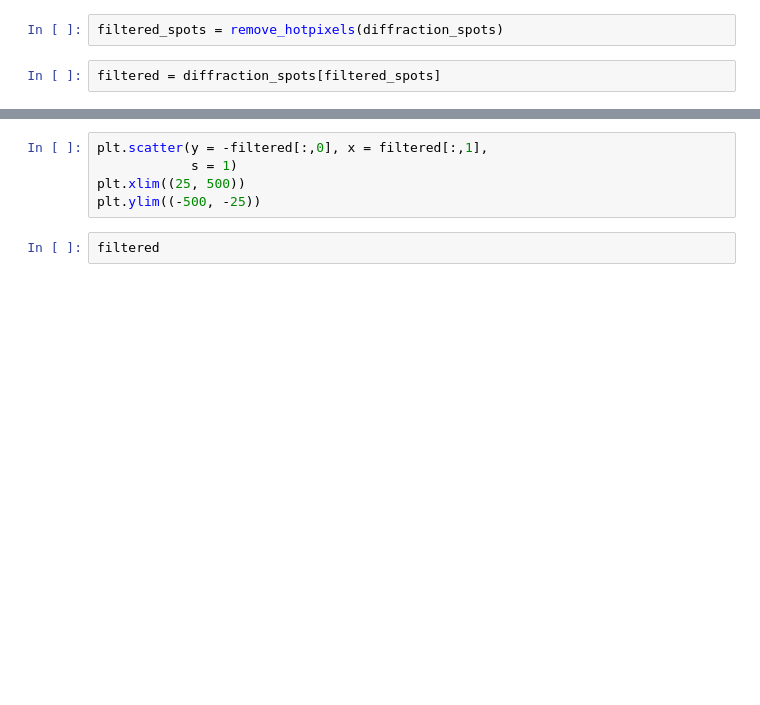
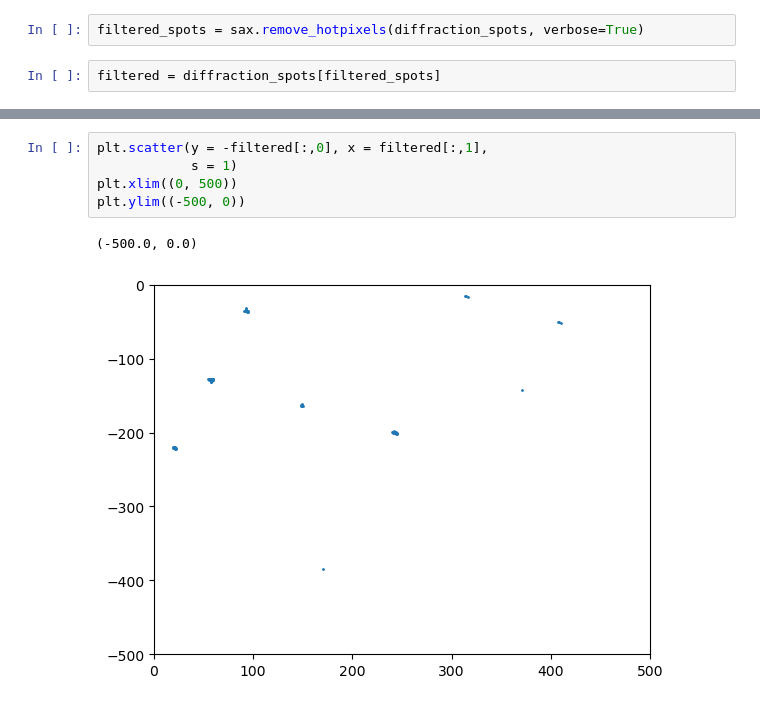
Before and after one commit to r-karimi/saxtal, a Jupyter notebook: scratch.ipynb, the cells around one changed output, grey strips where cells are left out. Drawn from its saved outputs; the diff is of its cells as text; blank space fills up the shorter version.

```diff
--- a/scratch.ipynb
+++ b/scratch.ipynb
@@ -96,4 +84,4 @@ def remove_hotpixels(diffraction_spots):
 # %%
-filtered_spots = remove_hotpixels(diffraction_spots)
+filtered_spots = sax.remove_hotpixels(diffraction_spots, verbose=True)
 # %%
 filtered = diffraction_spots[filtered_spots]
@@ -105,7 +100,8 @@ plt.ylim((-4000, -25))
 # %%
 plt.scatter(y = -filtered[:,0], x = filtered[:,1],
             s = 1)
-plt.xlim((25, 500))
-plt.ylim((-500, -25))
+plt.xlim((0, 500))
+plt.ylim((-500, 0))
+# %% [output]
+(-500.0, 0.0)
+[figure, added]
-# %%
-filtered
```
Also changed, not shown: parts of 13 cells of this notebook, 9 other files.
